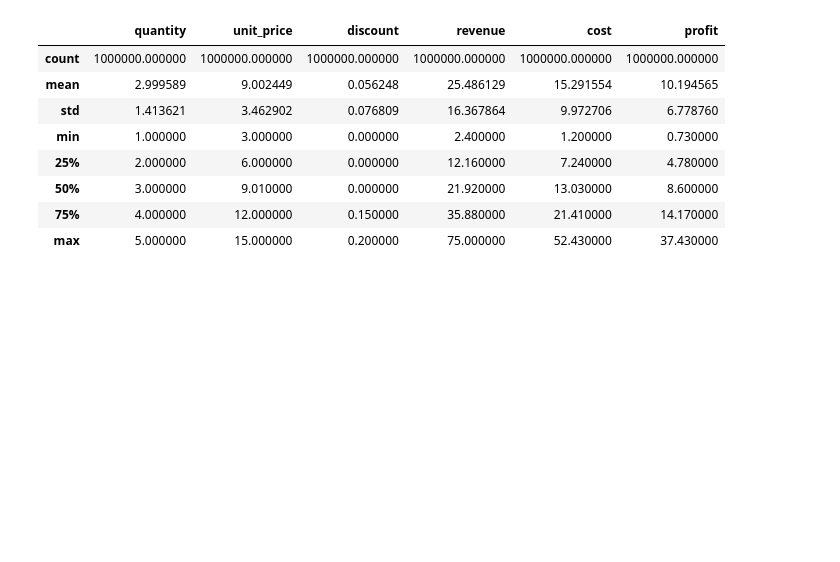
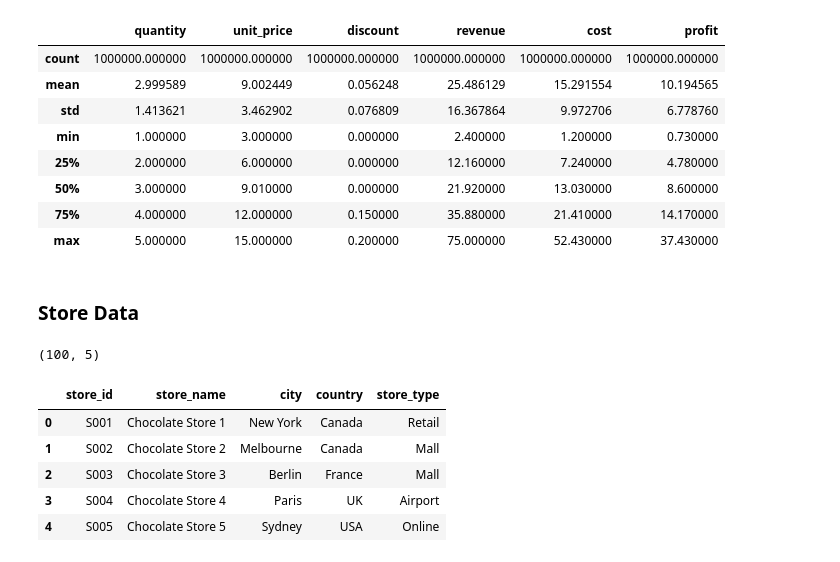
Before and after one commit to Abhaypanchal5/Data-Analytics-Portfolio, a Jupyter notebook: 04_End-To-End-Project/Chocolate sales/Notebook/notebook.ipynb, the cells around one changed output. Cells and saved outputs as stored; diff of their text form; code cells hidden in the pictures; blank space fills up the shorter version.

```diff
--- a/04_End-To-End-Project/Chocolate sales/Notebook/notebook.ipynb
+++ b/04_End-To-End-Project/Chocolate sales/Notebook/notebook.ipynb
@@ -112,3 +112,18 @@ df_sales.describe()
 | 50% | 3.000000 | 9.010000 | 0.000000 | 21.920000 | 13.030000 | 8.600000 |
 | 75% | 4.000000 | 12.000000 | 0.150000 | 35.880000 | 21.410000 | 14.170000 |
 | max | 5.000000 | 15.000000 | 0.200000 | 75.000000 | 52.430000 | 37.430000 |
+# %% [markdown]
+### **Store Data**
+# %%
+df_stores.shape
+# %% [output]
+(100, 5)
+# %%
+df_stores.head()
+# %% [output]
+|  | store_id | store_name | city | country | store_type |
+| 0 | S001 | Chocolate Store 1 | New York | Canada | Retail |
+| 1 | S002 | Chocolate Store 2 | Melbourne | Canada | Mall |
+| 2 | S003 | Chocolate Store 3 | Berlin | France | Mall |
+| 3 | S004 | Chocolate Store 4 | Paris | UK | Airport |
+| 4 | S005 | Chocolate Store 5 | Sydney | USA | Online |
```
Also changed, not shown: parts of 23 cells of this notebook.
